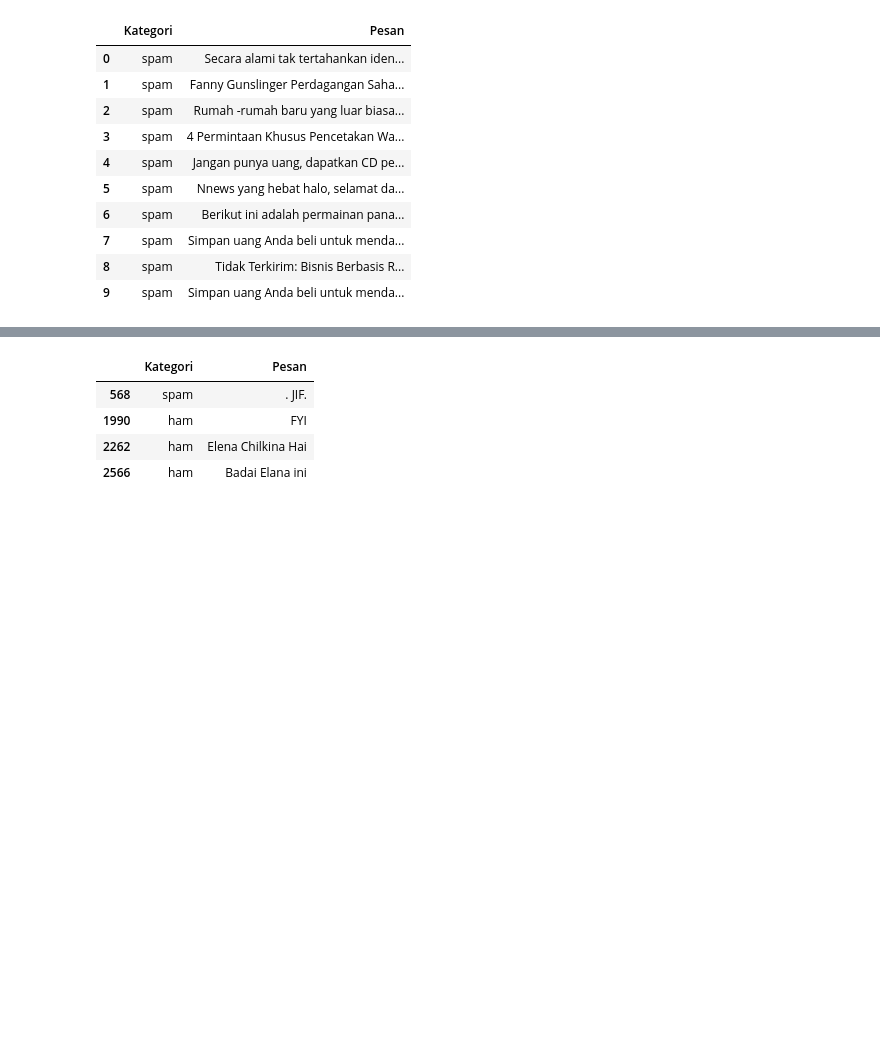
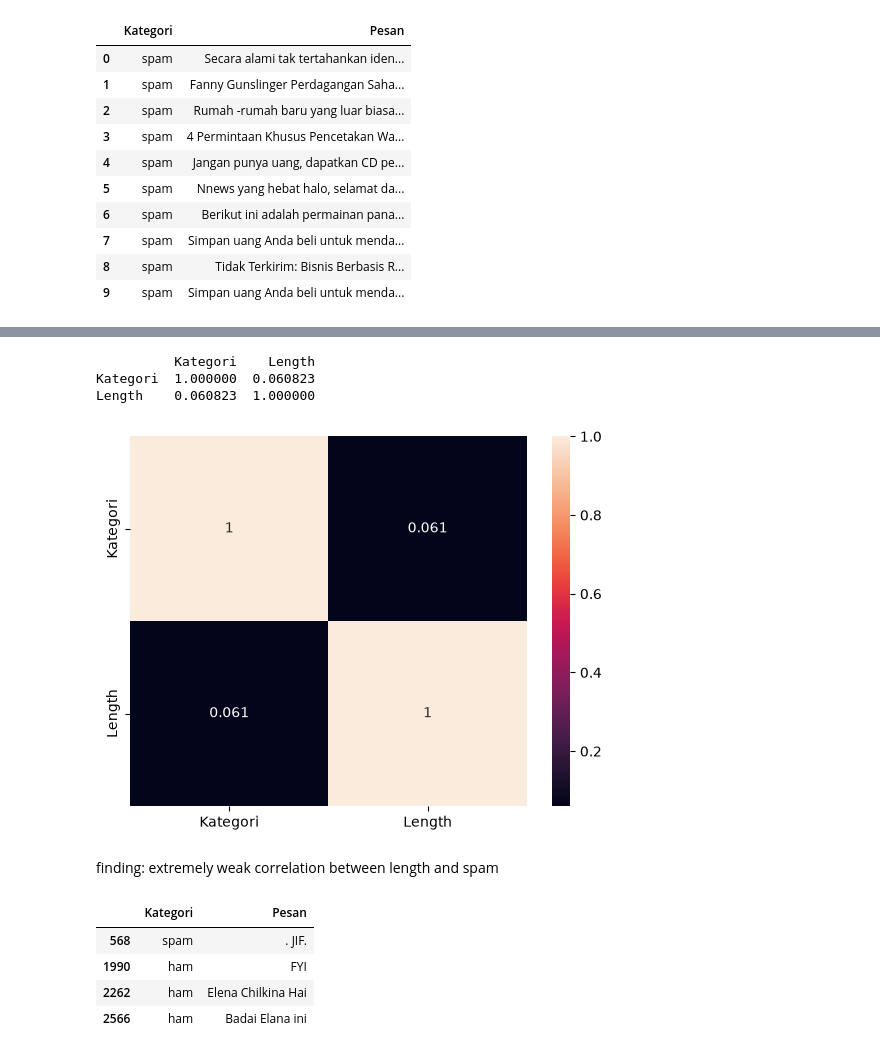
Before and after one commit to Jolin-Avelina/spam_detection, a Jupyter notebook: eda_email.ipynb, the cells around one changed output, grey strips where cells are left out. Saved outputs shown, nothing was run; the diff lists cells and outputs as text; code cells hidden in the pictures; blank space fills up the shorter version.

```diff
--- a/eda_email.ipynb
+++ b/eda_email.ipynb
@@ -34,0 +131,6 @@ df.head(10)
+# %%
+#correlation matrix of length on
+df_length=df[['Kategori']]
+df_length['Kategori']=df_length['Kategori']=='ham'
+df_length['Length']=df['Pesan'].str.len()
+df_length.head()
@@ -35,3 +144,15 @@ df.head(10)
+# %%
+import seaborn as sns
+df_length_corr=df_length.corr()
+print(df_length_corr)
+ax = sns.heatmap(df_length_corr, annot=True)
+# %% [output]
+          Kategori    Length
+Kategori  1.000000  0.060823
+Length    0.060823  1.000000
+[figure, added]
+# %% [markdown]
+finding: extremely weak correlation between length and spam
 # %%
 #look at length of comments
 df[df['Pesan'].str.len()<20]
```
Also changed, not shown: parts of 22 cells of this notebook, 5 other files.
